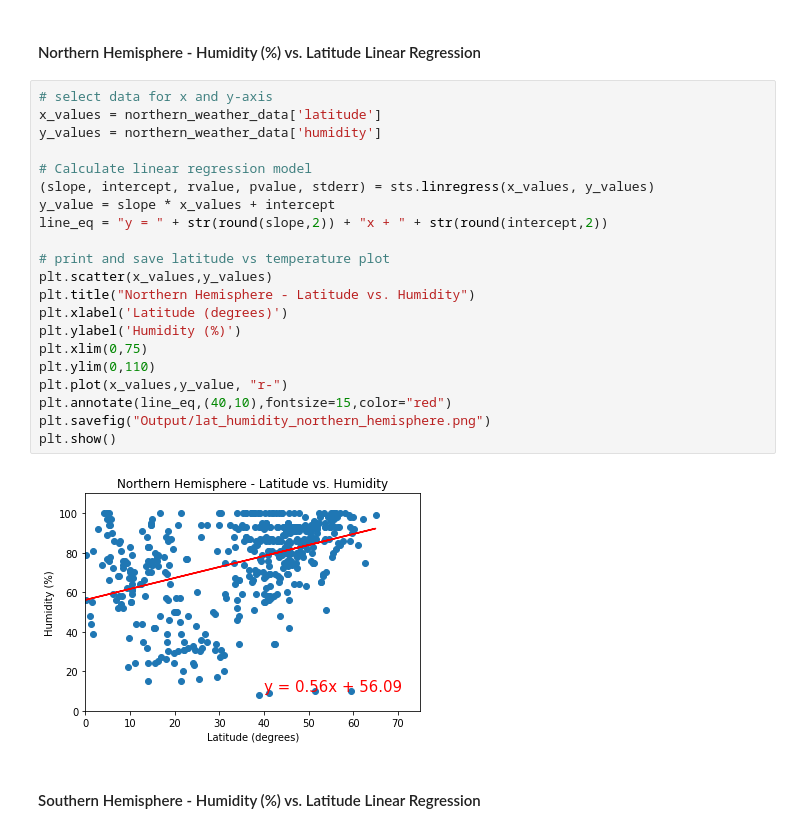
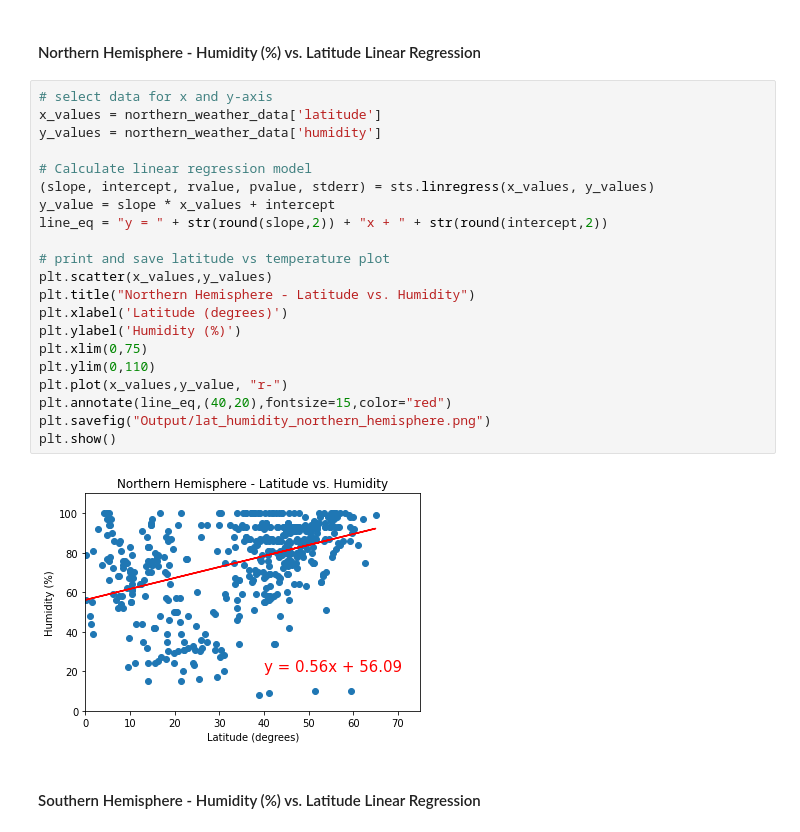
Before and after one commit to thierzon/python-api-challenge, a Jupyter notebook: WeatherPy/WeatherPy.ipynb, the cells around one changed output. Drawn from its saved outputs; the diff is of its cells as text.

```diff
--- a/WeatherPy/WeatherPy.ipynb
+++ b/WeatherPy/WeatherPy.ipynb
@@ -262,26 +262,26 @@ plt.show()
 # %%
 # select data for x and y-axis
 x_values = northern_weather_data['latitude']
 y_values = northern_weather_data['humidity']
 
 # Calculate linear regression model
 (slope, intercept, rvalue, pvalue, stderr) = sts.linregress(x_values, y_values)
 y_value = slope * x_values + intercept
 line_eq = "y = " + str(round(slope,2)) + "x + " + str(round(intercept,2))
 
 # print and save latitude vs temperature plot
 plt.scatter(x_values,y_values)
 plt.title("Northern Hemisphere - Latitude vs. Humidity")
 plt.xlabel('Latitude (degrees)')
 plt.ylabel('Humidity (%)')
 plt.xlim(0,75)
 plt.ylim(0,110)
 plt.plot(x_values,y_value, "r-")
-plt.annotate(line_eq,(40,10),fontsize=15,color="red")
+plt.annotate(line_eq,(40,20),fontsize=15,color="red")
 plt.savefig("Output/lat_humidity_northern_hemisphere.png")
 plt.show()
 # %% [output]
-[figure, old version]
+[figure, new version]
 # %% [markdown]
 ####  Southern Hemisphere - Humidity (%) vs. Latitude Linear Regression
 # %%
```
Also changed, not shown: parts of 3 cells of this notebook, 8 other files.
